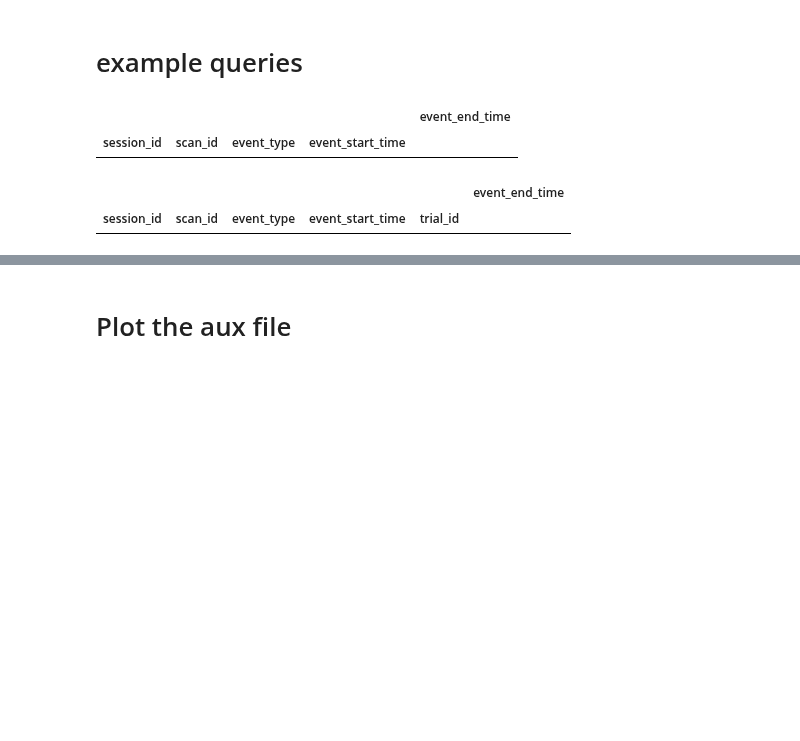
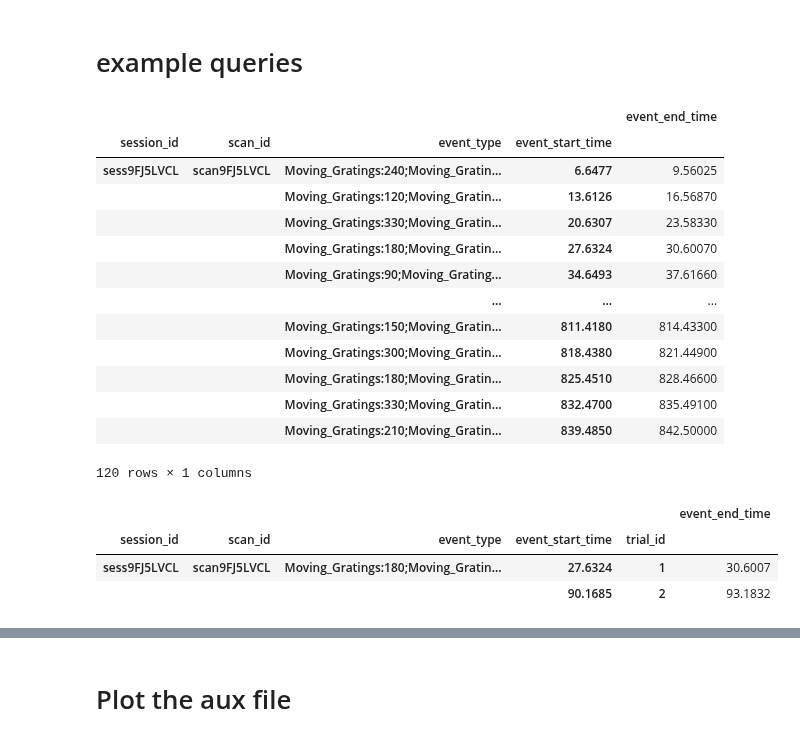
Before and after one commit to Gyepee/adamacs_jisooj, a Jupyter notebook: notebooks/06_behavior_insert.ipynb, the cells around one changed output, grey strips where cells are left out. Drawn from its saved outputs; the diff is of its cells as text; code cells hidden in the pictures; blank space fills up the shorter version.

```diff
--- a/notebooks/06_behavior_insert.ipynb
+++ b/notebooks/06_behavior_insert.ipynb
@@ -123,17 +180,29 @@ ValueError: slice step cannot be zero
 # %% [markdown]
 # example queries
 # %%
-scansi = "scan9FH37WBZ"
+scansi = "scan9FJ5LVCL"
 scan_key = (scan.Scan & f'scan_id = "{scansi}"').fetch('KEY')[0]
 
 (event.Event & scan_key & f'event_type LIKE "%;%"').fetch(format = "frame", order_by = "event_start_time")
 # %% [output]
 |  |  |  |  | event_end_time |
 | session_id | scan_id | event_type | event_start_time |  |
+| sess9FJ5LVCL | scan9FJ5LVCL | Moving_Gratings:240;Moving_Gratin... | 6.6477 | 9.56025 |
+|  |  | Moving_Gratings:120;Moving_Gratin... | 13.6126 | 16.56870 |
+|  |  | Moving_Gratings:330;Moving_Gratin... | 20.6307 | 23.58330 |
+|  |  | Moving_Gratings:180;Moving_Gratin... | 27.6324 | 30.60070 |
+|  |  | Moving_Gratings:90;Moving_Grating... | 34.6493 | 37.61660 |
+|  |  | ... | ... | ... |
+|  |  | Moving_Gratings:150;Moving_Gratin... | 811.4180 | 814.43300 |
+|  |  | Moving_Gratings:300;Moving_Gratin... | 818.4380 | 821.44900 |
+|  |  | Moving_Gratings:180;Moving_Gratin... | 825.4510 | 828.46600 |
+|  |  | Moving_Gratings:330;Moving_Gratin... | 832.4700 | 835.49100 |
+|  |  | Moving_Gratings:210;Moving_Gratin... | 839.4850 | 842.50000 |
+120 rows × 1 columns
 # %%
 # example: get stimulus onsets and offsets of certain trials fro a single stimulus
 
-scansi = "scan9FH37WBZ"
+scansi = "scan9FJ5LVCL"
 scan_key = (scan.Scan & f'scan_id = "{scansi}"').fetch('KEY')[0]
 
 orientation = 180
@@ -145,6 +214,8 @@ dataframe
 # %% [output]
 |  |  |  |  |  | event_end_time |
 | session_id | scan_id | event_type | event_start_time | trial_id |  |
+| sess9FJ5LVCL | scan9FJ5LVCL | Moving_Gratings:180;Moving_Gratin... | 27.6324 | 1 | 30.6007 |
+|  |  |  | 90.1685 | 2 | 93.1832 |
 # %%
 # example: get stimulus onsets and offsets of certain trials fro a single stimulus
 temporal_freq = (event.Event * trial.TrialEvent & scan_key & f'event_type LIKE "%{orientation}%"' & f"trial_id <= {trialnum}").fetch("event_type")[0].split(";")[7]
```
Also changed, not shown: parts of 18 cells of this notebook.
